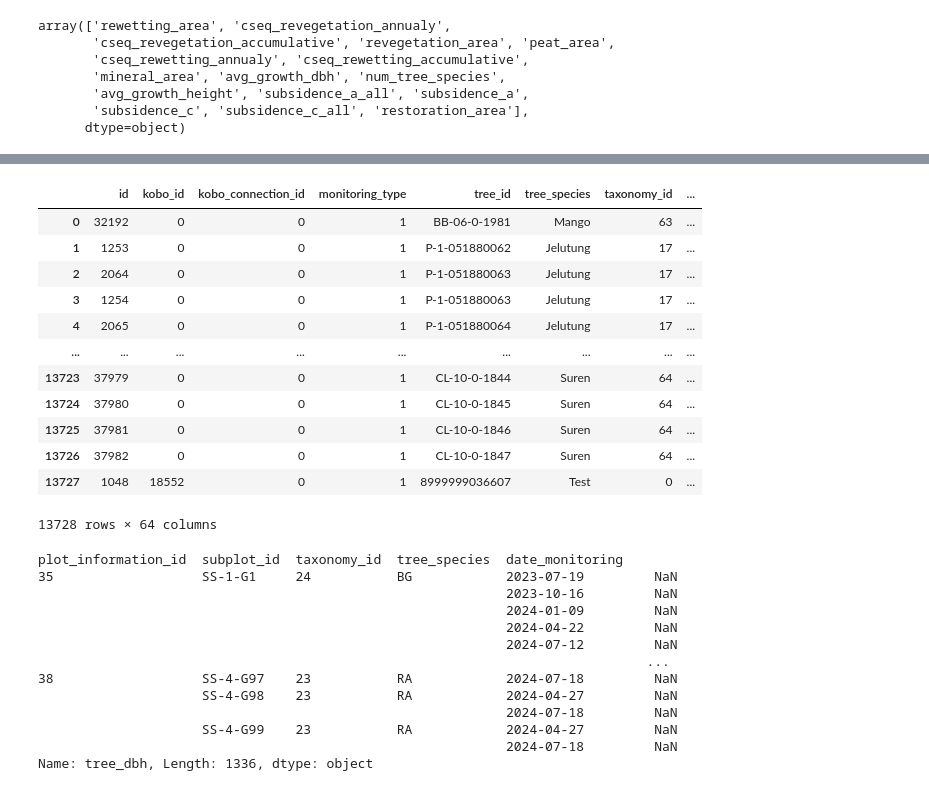
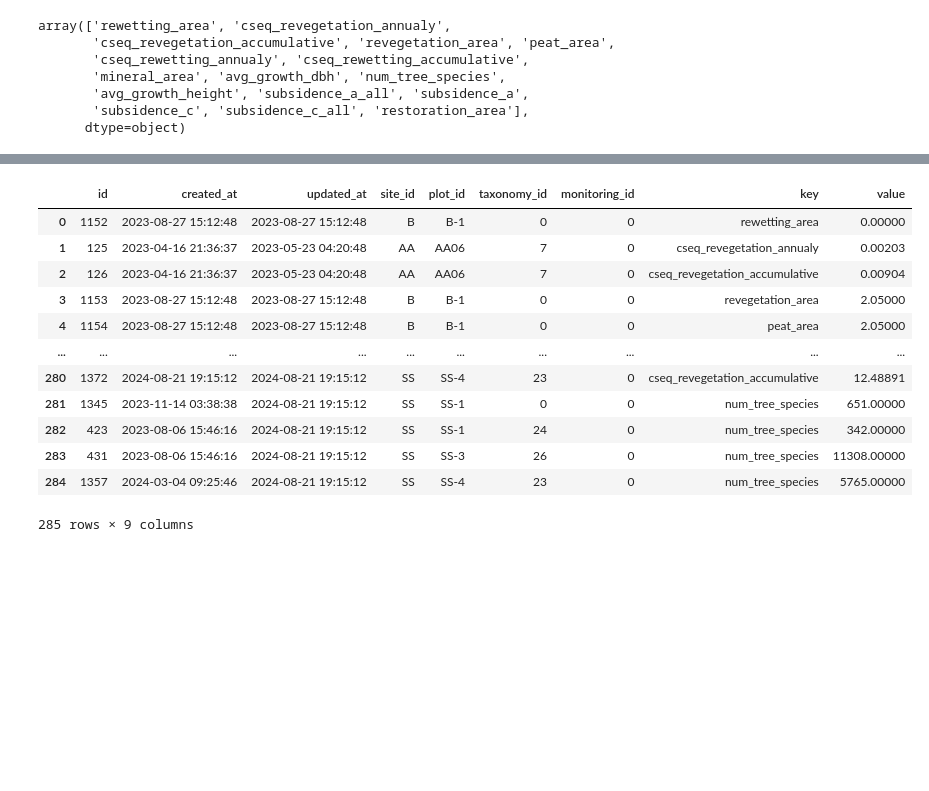
Before and after one commit to ZakiRMuc/CBRMS, a Jupyter notebook: CBRMS_biomass.ipynb, the cells around one changed output, grey strips where cells are left out. Cells and saved outputs as stored; diff of their text form; code cells hidden in the pictures; blank space fills up the shorter version.

```diff
--- a/CBRMS_biomass.ipynb
+++ b/CBRMS_biomass.ipynb
@@ -394,33 +436,17 @@ Name: tree_height, Length: 1336, dtype: object
-# %%
-tree_monitorings
-# %% [output]
-|  | id | kobo_id | kobo_connection_id | monitoring_type | tree_id | tree_species | taxonomy_id | ... |
-| 0 | 32192 | 0 | 0 | 1 | BB-06-0-1981 | Mango | 63 | ... |
-| 1 | 1253 | 0 | 0 | 1 | P-1-051880062 | Jelutung | 17 | ... |
-| 2 | 2064 | 0 | 0 | 1 | P-1-051880063 | Jelutung | 17 | ... |
-| 3 | 1254 | 0 | 0 | 1 | P-1-051880063 | Jelutung | 17 | ... |
-| 4 | 2065 | 0 | 0 | 1 | P-1-051880064 | Jelutung | 17 | ... |
-| ... | ... | ... | ... | ... | ... | ... | ... | ... |
-| 13723 | 37979 | 0 | 0 | 1 | CL-10-0-1844 | Suren | 64 | ... |
-| 13724 | 37980 | 0 | 0 | 1 | CL-10-0-1845 | Suren | 64 | ... |
-| 13725 | 37981 | 0 | 0 | 1 | CL-10-0-1846 | Suren | 64 | ... |
-| 13726 | 37982 | 0 | 0 | 1 | CL-10-0-1847 | Suren | 64 | ... |
-| 13727 | 1048 | 18552 | 0 | 1 | 8999999036607 | Test | 0 | ... |
-13728 rows × 64 columns
-# %%
-tree_samplings.groupby(['plot_information_id','subplot_id','taxonomy_id','tree_species', 'date_monitoring'])['tree_dbh'].agg("mean")
-# %% [output]
-plot_information_id  subplot_id  taxonomy_id  tree_species  date_monitoring
-35                   SS-1-G1     24           BG            2023-07-19         NaN
-                                                            2023-10-16         NaN
-                                                            2024-01-09         NaN
-                                                            2024-04-22         NaN
-                                                            2024-07-12         NaN
-                                                                              ...
-38                   SS-4-G97    23           RA            2024-07-18         NaN
-                     SS-4-G98    23           RA            2024-04-27         NaN
-                                                            2024-07-18         NaN
-                     SS-4-G99    23           RA            2024-04-27         NaN
-                                                            2024-07-18         NaN
-Name: tree_dbh, Length: 1336, dtype: object
+# %%
+data_analytics
+# %% [output]
+|  | id | created_at | updated_at | site_id | plot_id | taxonomy_id | monitoring_id | key | value |
+| 0 | 1152 | 2023-08-27 15:12:48 | 2023-08-27 15:12:48 | B | B-1 | 0 | 0 | rewetting_area | 0.00000 |
+| 1 | 125 | 2023-04-16 21:36:37 | 2023-05-23 04:20:48 | AA | AA06 | 7 | 0 | cseq_revegetation_annualy | 0.00203 |
+| 2 | 126 | 2023-04-16 21:36:37 | 2023-05-23 04:20:48 | AA | AA06 | 7 | 0 | cseq_revegetation_accumulative | 0.00904 |
+| 3 | 1153 | 2023-08-27 15:12:48 | 2023-08-27 15:12:48 | B | B-1 | 0 | 0 | revegetation_area | 2.05000 |
+| 4 | 1154 | 2023-08-27 15:12:48 | 2023-08-27 15:12:48 | B | B-1 | 0 | 0 | peat_area | 2.05000 |
+| ... | ... | ... | ... | ... | ... | ... | ... | ... | ... |
+| 280 | 1372 | 2024-08-21 19:15:12 | 2024-08-21 19:15:12 | SS | SS-4 | 23 | 0 | cseq_revegetation_accumulative | 12.48891 |
+| 281 | 1345 | 2023-11-14 03:38:38 | 2024-08-21 19:15:12 | SS | SS-1 | 0 | 0 | num_tree_species | 651.00000 |
+| 282 | 423 | 2023-08-06 15:46:16 | 2024-08-21 19:15:12 | SS | SS-1 | 24 | 0 | num_tree_species | 342.00000 |
+| 283 | 431 | 2023-08-06 15:46:16 | 2024-08-21 19:15:12 | SS | SS-3 | 26 | 0 | num_tree_species | 11308.00000 |
+| 284 | 1357 | 2024-03-04 09:25:46 | 2024-08-21 19:15:12 | SS | SS-4 | 23 | 0 | num_tree_species | 5765.00000 |
+285 rows × 9 columns
 # %%
```
Also changed, not shown: parts of 62 cells of this notebook, 1 other file.
